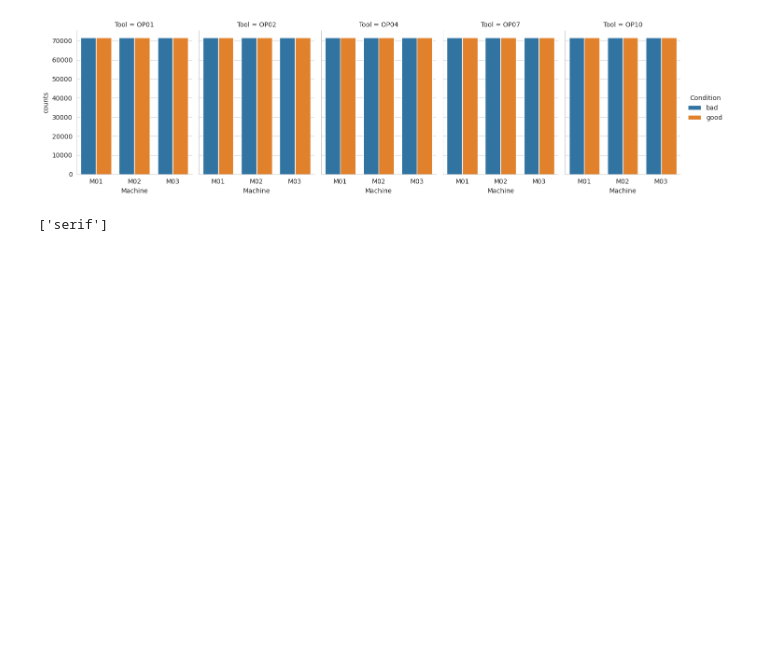
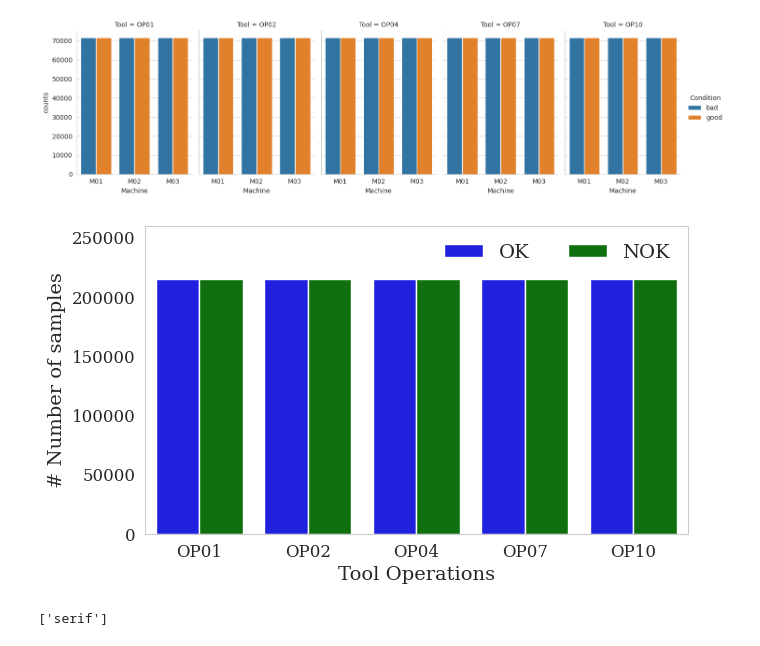
Before and after one commit to AbbasHussain72/Wavelet-featre-extraction-, a Jupyter notebook: current_wavelet_Transform_Technique.ipynb, the cells around one changed output. Saved outputs shown, nothing was run; the diff lists cells and outputs as text; code cells hidden in the pictures; blank space fills up the shorter version.

```diff
--- a/current_wavelet_Transform_Technique.ipynb
+++ b/current_wavelet_Transform_Technique.ipynb
@@ -92,36 +92,42 @@ sns.catplot(x="Machine", y="counts", hue="Condition", col="Tool", data=grouped,
 # %%
 #plotting the data
 import seaborn as sns
 from scipy import stats
 from scipy.signal import find_peaks
 sns.set_style('whitegrid')
 plt.figure(figsize = (7, 4),facecolor=(1, 1, 1))
+# Use your new font on all your plots.
+plt.rc('font', family='serif ')
+#plot
 sns.countplot(x = 'Tool',hue = 'Condition',data = df,palette=['blue', 'green'])
 #plt.title('Number of samples', fontsize=16)
-plt.xlabel('Process_Quality', fontsize=14)
+plt.xlabel('Tool Operations', fontsize=14)
 plt.ylabel('# Number of samples', fontsize=14)
 plt.xticks(fontsize=12)
 plt.yticks(fontsize=12)
 plt.grid(False)
 
 # Set the limits of the x and y axes
 #plt.xlim(left=-0.5, right=2.5)
 plt.ylim(bottom=0, top=260000)
 
 # Get the current legend handles and labels
 handles, labels = plt.gca().get_legend_handles_labels()
 
 # Modify the labels
 labels[0] = 'OK'
 labels[1] = 'NOK'
+# labels[2] = 'M03'
 
 # Create a new legend with the modified labels
-plt.legend(handles, labels, fontsize = 14,ncol=2,edgecolor='None')
+plt.legend(handles, labels, fontsize = 14,ncol=3,edgecolor='None')
 
 
-# plt.savefig('databar.tiff', dpi=300, bbox_inches="tight")
+# plt.savefig('databar_machine.tiff', dpi=300, bbox_inches="tight")
 # plt.close()
 plt.show()
+# %% [output]
+[figure, added]
 # %%
 #Plotting the time series data sample
 ff = masterdata[(masterdata['Tool'] == 'OP01') & (masterdata['Machine'] == 'M01')& (masterdata['Condition'] == 'good') & (masterdata['Repeat'] == 4)]
```
